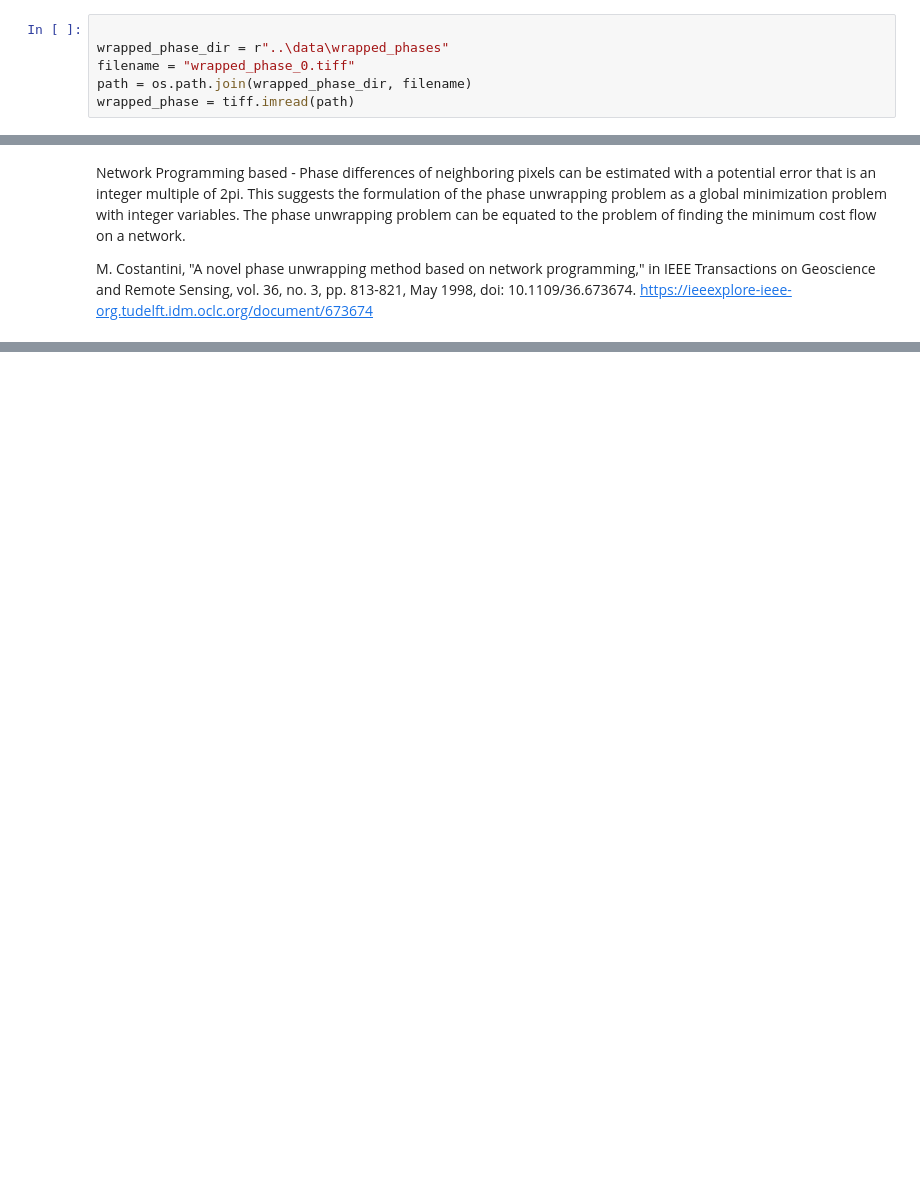
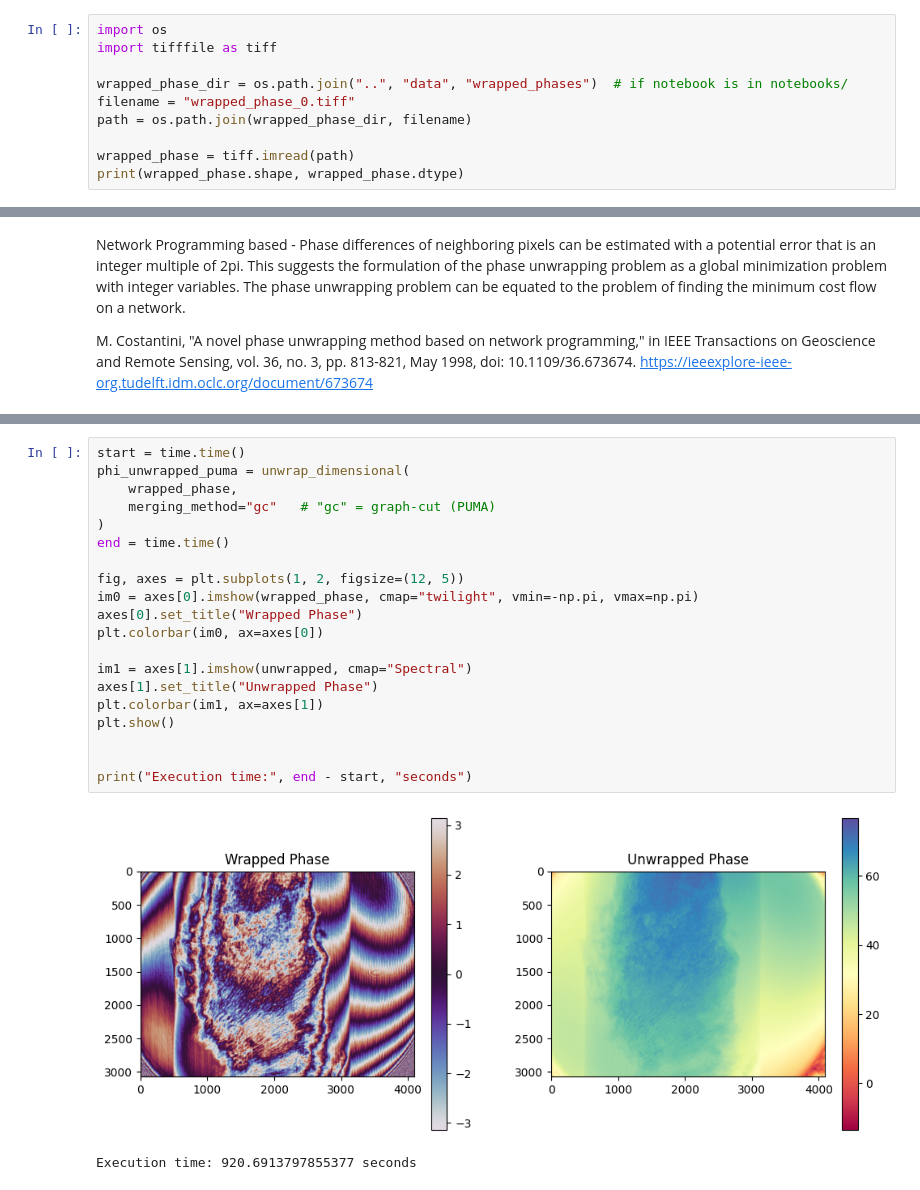
Before and after one commit to oheymans/odt-thesis, a Jupyter notebook: notebooks/phase_unwrapping_experimental_data.ipynb, the cells around one changed output, grey strips where cells are left out. Cells and saved outputs as stored; diff of their text form; blank space fills up the shorter version.

```diff
--- a/notebooks/phase_unwrapping_experimental_data.ipynb
+++ b/notebooks/phase_unwrapping_experimental_data.ipynb
@@ -81,6 +67,10 @@ Processing Angle-9.496.tiff
 # %%
+import os
+import tifffile as tiff
 
-wrapped_phase_dir = r"..\data\wrapped_phases"
+wrapped_phase_dir = os.path.join("..", "data", "wrapped_phases")  # if notebook is in notebooks/
 filename = "wrapped_phase_0.tiff"
 path = os.path.join(wrapped_phase_dir, filename)
+
 wrapped_phase = tiff.imread(path)
+print(wrapped_phase.shape, wrapped_phase.dtype)
@@ -190,0 +188,23 @@ print("Execution time:", end - start, "seconds")
+# %%
+start = time.time()
+phi_unwrapped_puma = unwrap_dimensional(
+    wrapped_phase,
+    merging_method="gc"   # "gc" = graph-cut (PUMA)
+)
+end = time.time()
+
+fig, axes = plt.subplots(1, 2, figsize=(12, 5))
+im0 = axes[0].imshow(wrapped_phase, cmap="twilight", vmin=-np.pi, vmax=np.pi)
+axes[0].set_title("Wrapped Phase")
+plt.colorbar(im0, ax=axes[0])
+
+im1 = axes[1].imshow(unwrapped, cmap="Spectral")
+axes[1].set_title("Unwrapped Phase")
+plt.colorbar(im1, ax=axes[1])
+plt.show()
+
+
+print("Execution time:", end - start, "seconds")
+# %% [output]
+[figure, added]
+Execution time: 920.6913797855377 seconds
```
Also changed, not shown: parts of 6 cells of this notebook, 44 other files.
